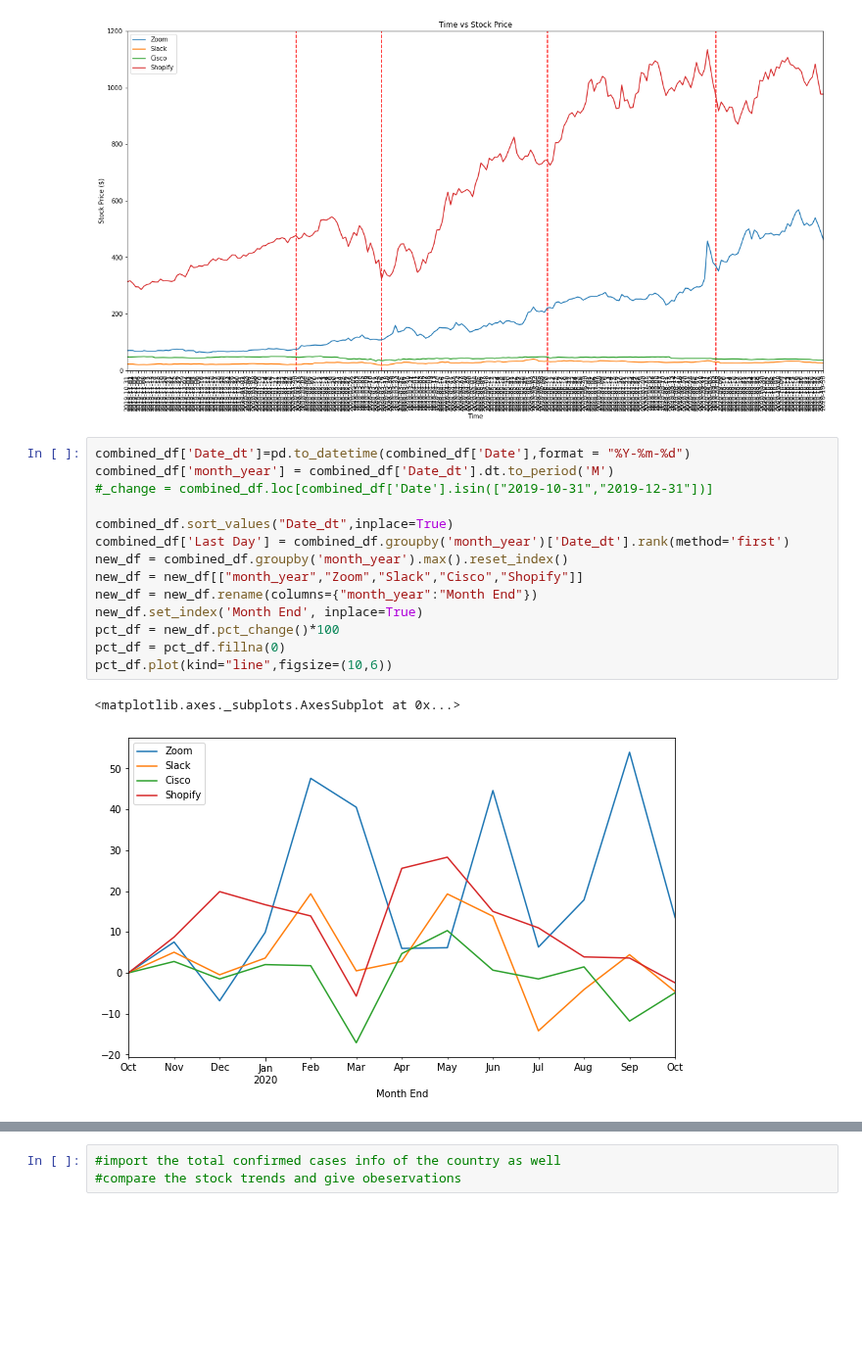
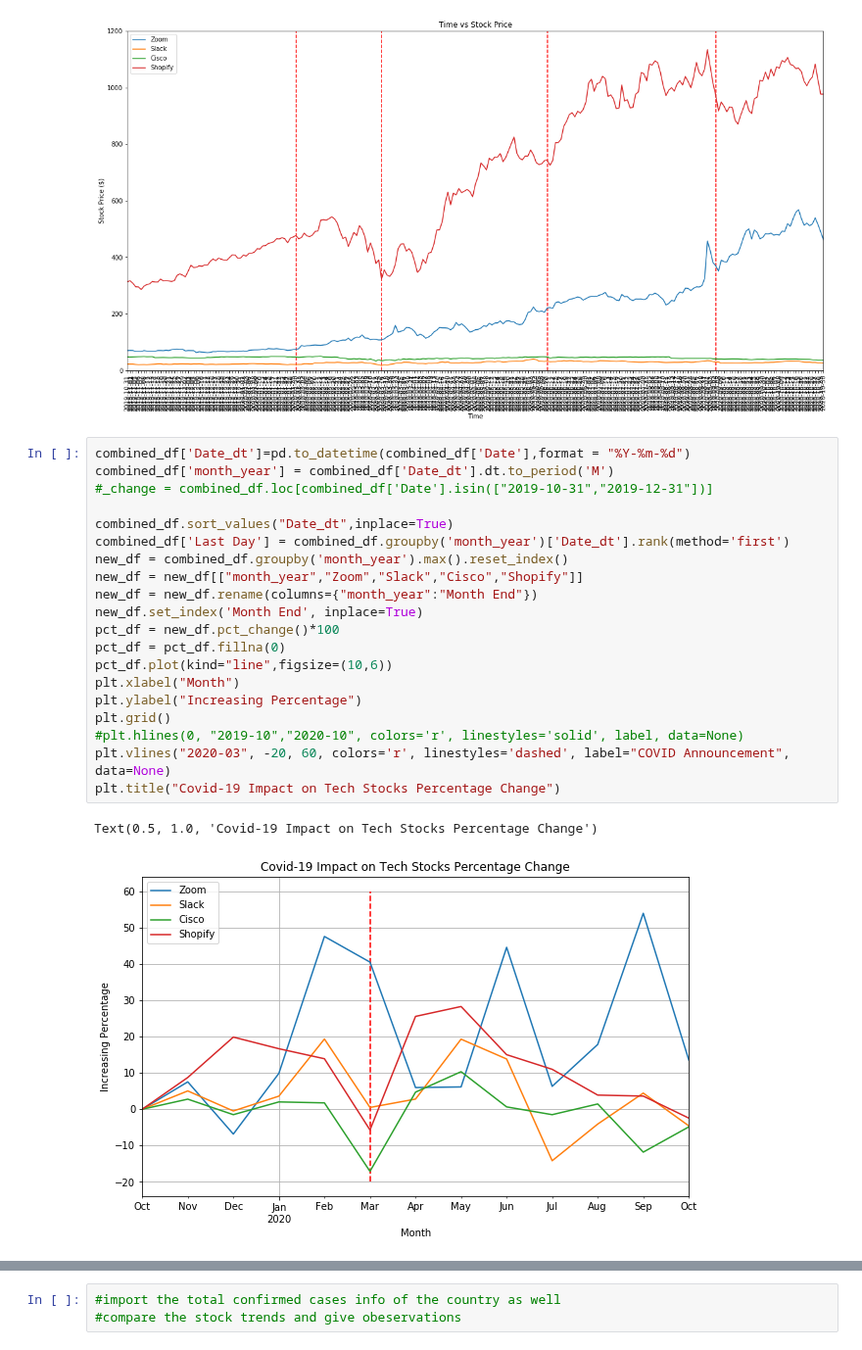
Before and after one commit to chenghaohan/Team_Anti-COVID_Project1, a Jupyter notebook: Techology Companies Data/tech industry(remote working) vs covid.ipynb, the cells around one changed output, grey strips where cells are left out. Shown at 98% size. Drawn from its saved outputs; the diff is of its cells as text; blank space fills up the shorter version.

```diff
--- a/Techology Companies Data/tech industry(remote working) vs covid.ipynb
+++ b/Techology Companies Data/tech industry(remote working) vs covid.ipynb
@@ -66,17 +75,23 @@ plt.show()
 # %%
 combined_df['Date_dt']=pd.to_datetime(combined_df['Date'],format = "%Y-%m-%d")
 combined_df['month_year'] = combined_df['Date_dt'].dt.to_period('M')
 #_change = combined_df.loc[combined_df['Date'].isin(["2019-10-31","2019-12-31"])]
 
 combined_df.sort_values("Date_dt",inplace=True)
 combined_df['Last Day'] = combined_df.groupby('month_year')['Date_dt'].rank(method='first')
 new_df = combined_df.groupby('month_year').max().reset_index()
 new_df = new_df[["month_year","Zoom","Slack","Cisco","Shopify"]]
 new_df = new_df.rename(columns={"month_year":"Month End"})
 new_df.set_index('Month End', inplace=True)
 pct_df = new_df.pct_change()*100
 pct_df = pct_df.fillna(0)
 pct_df.plot(kind="line",figsize=(10,6))
+plt.xlabel("Month")
+plt.ylabel("Increasing Percentage")
+plt.grid()
+#plt.hlines(0, "2019-10","2020-10", colors='r', linestyles='solid', label, data=None)
+plt.vlines("2020-03", -20, 60, colors='r', linestyles='dashed', label="COVID Announcement", data=None)
+plt.title("Covid-19 Impact on Tech Stocks Percentage Change")
 # %% [output]
-<matplotlib.axes._subplots.AxesSubplot at 0x...>
+Text(0.5, 1.0, 'Covid-19 Impact on Tech Stocks Percentage Change')
-[figure, old version]
+[figure, new version]
```
Also changed, not shown: parts of 4 cells of this notebook.
